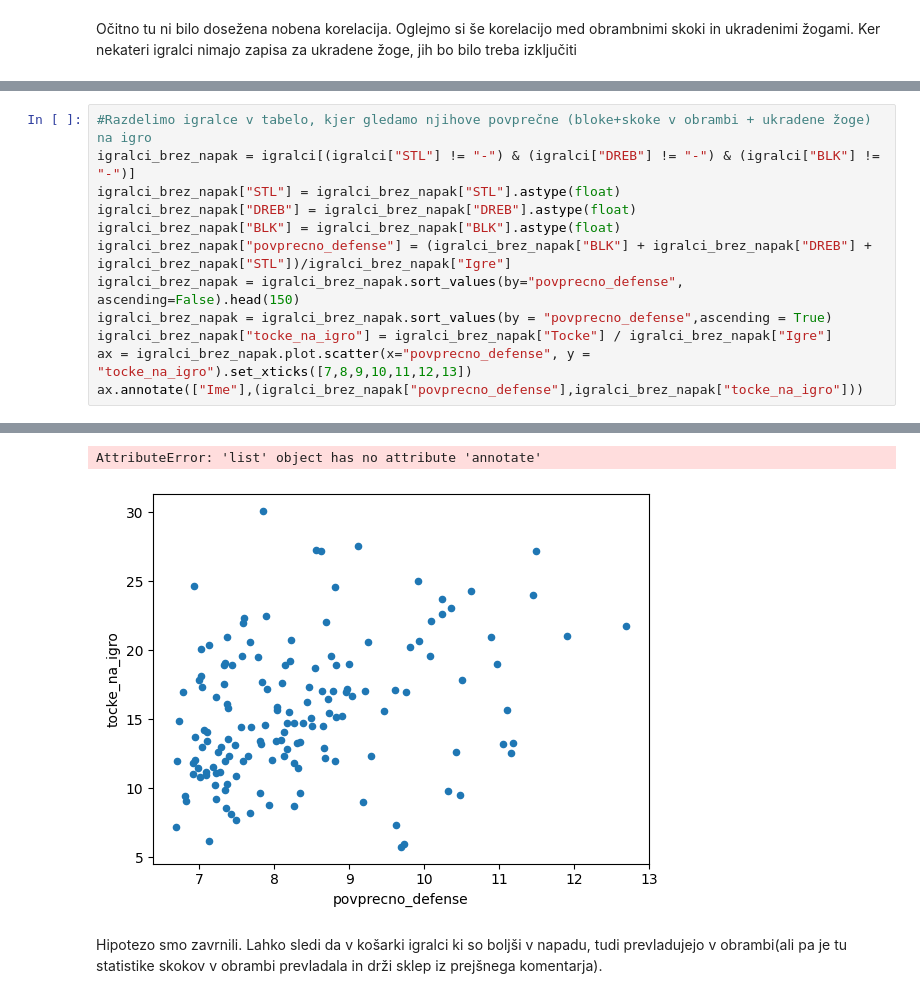
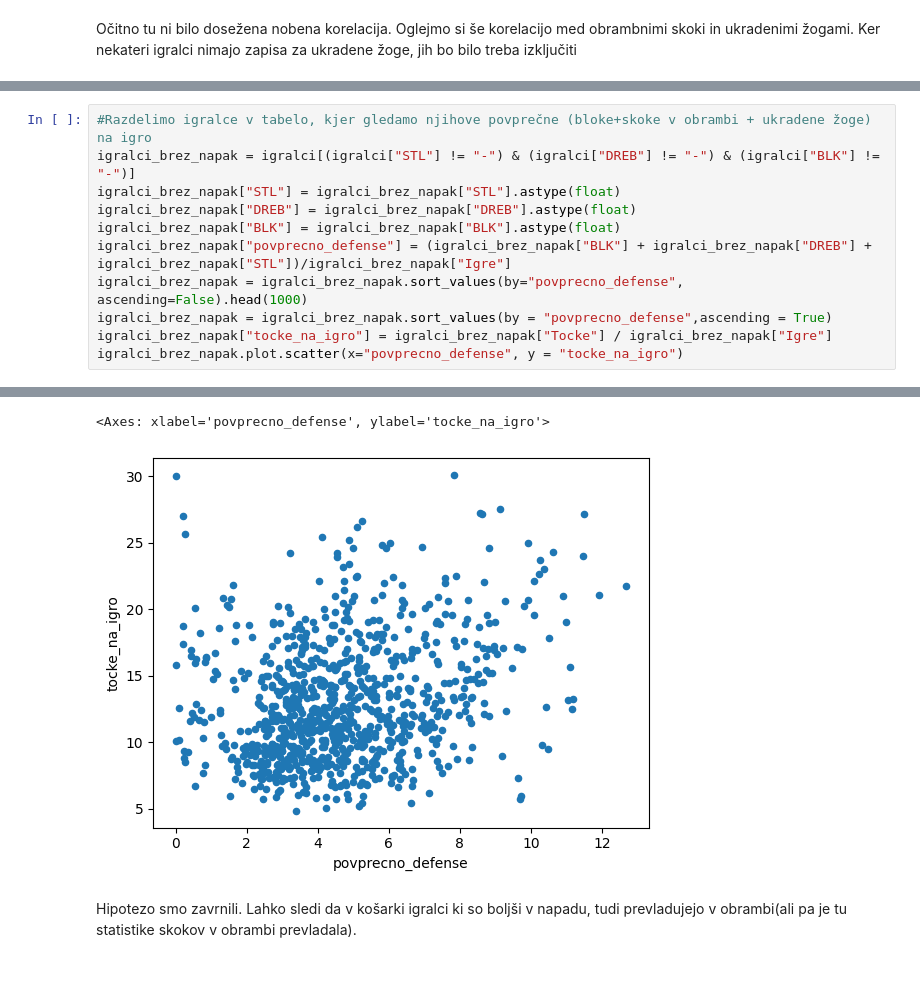
Before and after one commit to kondolini/Projektna, a Jupyter notebook: analiza_podatkov.ipynb, the cells around one changed output, grey strips where cells are left out. Cells and saved outputs as stored; diff of their text form.

```diff
--- a/analiza_podatkov.ipynb
+++ b/analiza_podatkov.ipynb
@@ -151,37 +151,36 @@ Tu lahko opazimo neko negativno korelacijo. To bi lahko bilo posledica tega, da
 # %%
 #Razdelimo igralce v tabelo, kjer gledamo njihove povprečne (bloke+skoke v obrambi + ukradene žoge) na igro
 igralci_brez_napak = igralci[(igralci["STL"] != "-") & (igralci["DREB"] != "-") & (igralci["BLK"] != "-")]
 igralci_brez_napak["STL"] = igralci_brez_napak["STL"].astype(float)
 igralci_brez_napak["DREB"] = igralci_brez_napak["DREB"].astype(float)
 igralci_brez_napak["BLK"] = igralci_brez_napak["BLK"].astype(float)
 igralci_brez_napak["povprecno_defense"] = (igralci_brez_napak["BLK"] + igralci_brez_napak["DREB"] + igralci_brez_napak["STL"])/igralci_brez_napak["Igre"]
-igralci_brez_napak = igralci_brez_napak.sort_values(by="povprecno_defense", ascending=False).head(150)
+igralci_brez_napak = igralci_brez_napak.sort_values(by="povprecno_defense", ascending=False).head(1000)
 igralci_brez_napak = igralci_brez_napak.sort_values(by = "povprecno_defense",ascending = True)
 igralci_brez_napak["tocke_na_igro"] = igralci_brez_napak["Tocke"] / igralci_brez_napak["Igre"]
-ax = igralci_brez_napak.plot.scatter(x="povprecno_defense", y = "tocke_na_igro").set_xticks([7,8,9,10,11,12,13])
-ax.annotate(["Ime"],(igralci_brez_napak["povprecno_defense"],igralci_brez_napak["tocke_na_igro"]))
+igralci_brez_napak.plot.scatter(x="povprecno_defense", y = "tocke_na_igro")
 # %% [output]
 A value is trying to be set on a copy of a slice from a DataFrame.
 Try using .loc[row_indexer,col_indexer] = value instead
 
 See the caveats in the documentation: https://pandas.pydata.org/pandas-docs/stable/user_guide/indexing.html#returning-a-view-versus-a-copy
   igralci_brez_napak["STL"] = igralci_brez_napak["STL"].astype(float)
 A value is trying to be set on a copy of a slice from a DataFrame.
 Try using .loc[row_indexer,col_indexer] = value instead
 
 See the caveats in the documentation: https://pandas.pydata.org/pandas-docs/stable/user_guide/indexing.html#returning-a-view-versus-a-copy
   igralci_brez_napak["DREB"] = igralci_brez_napak["DREB"].astype(float)
 A value is trying to be set on a copy of a slice from a DataFrame.
 Try using .loc[row_indexer,col_indexer] = value instead
 
 See the caveats in the documentation: https://pandas.pydata.org/pandas-docs/stable/user_guide/indexing.html#returning-a-view-versus-a-copy
   igralci_brez_napak["BLK"] = igralci_brez_napak["BLK"].astype(float)
 A value is trying to be set on a copy of a slice from a DataFrame.
 Try using .loc[row_indexer,col_indexer] = value instead
 
 See the caveats in the documentation: https://pandas.pydata.org/pandas-docs/stable/user_guide/indexing.html#returning-a-view-versus-a-copy
   igralci_brez_napak["povprecno_defense"] = (igralci_brez_napak["BLK"] + igralci_brez_napak["DREB"] + igralci_brez_napak["STL"])/igralci_brez_napak["Igre"]
-AttributeError: 'list' object has no attribute 'annotate'
+<Axes: xlabel='povprecno_defense', ylabel='tocke_na_igro'>
-[figure, old version]
+[figure, new version]
 # %% [markdown]
-Hipotezo smo zavrnili. Lahko sledi da v košarki igralci ki so boljši v napadu, tudi prevladujejo v obrambi(ali pa je tu statistike skokov v obrambi prevladala in drži sklep iz prejšnega komentarja).
+Hipotezo smo zavrnili. Lahko sledi da v košarki igralci ki so boljši v napadu, tudi prevladujejo v obrambi(ali pa je tu statistike skokov v obrambi prevladala).
```
Also changed, not shown: parts of 4 cells of this notebook.
